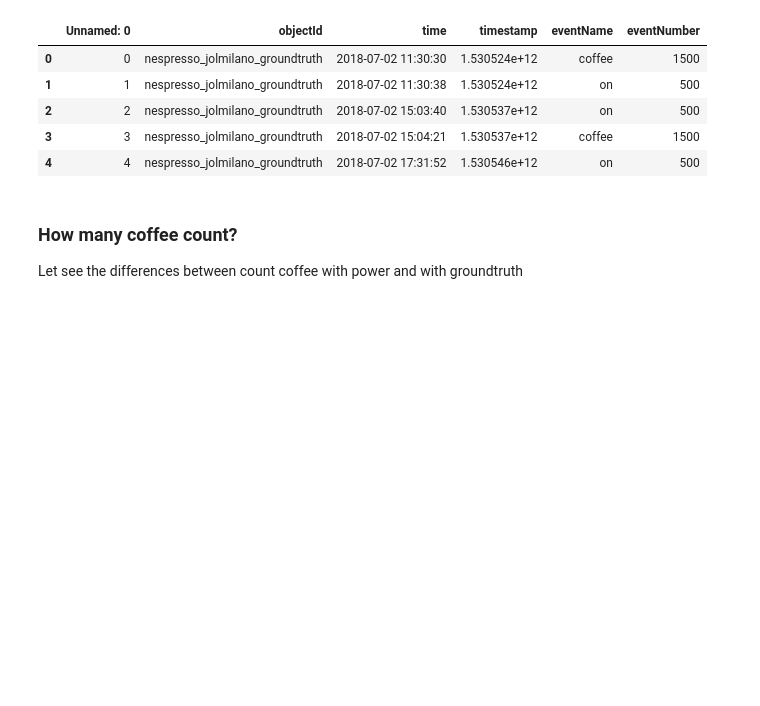
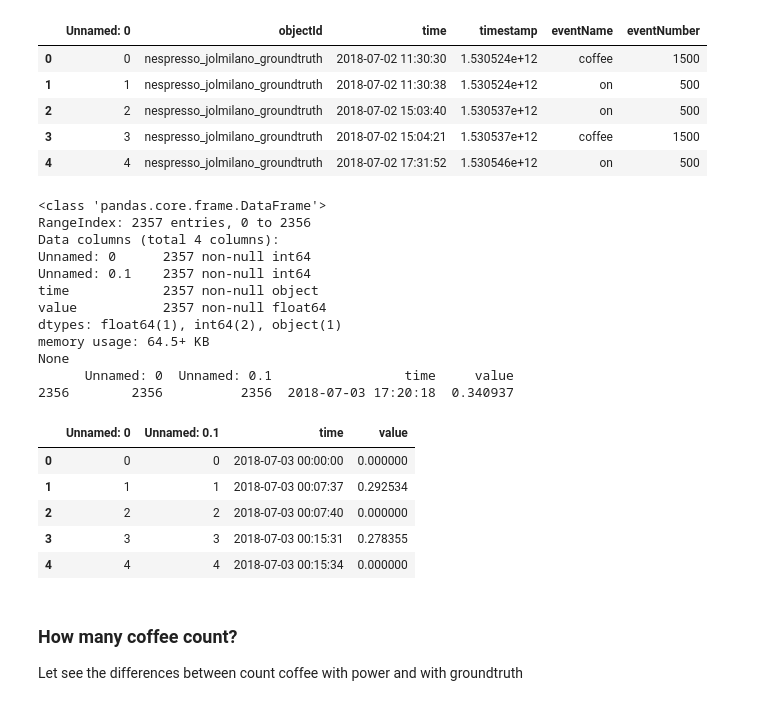
Before and after one commit to FAngelo94/modify-csv-by-pandas, a Jupyter notebook: Analisi dei Dati.ipynb, the cells around one changed output. Cells and saved outputs as stored; diff of their text form; code cells hidden in the pictures; blank space fills up the shorter version.

```diff
--- a/Analisi dei Dati.ipynb
+++ b/Analisi dei Dati.ipynb
@@ -58,6 +61,30 @@ None
 | 2 | 2 | nespresso_jolmilano_groundtruth | 2018-07-02 15:03:40 | 1.530537e+12 | on | 500 |
 | 3 | 3 | nespresso_jolmilano_groundtruth | 2018-07-02 15:04:21 | 1.530537e+12 | coffee | 1500 |
 | 4 | 4 | nespresso_jolmilano_groundtruth | 2018-07-02 17:31:52 | 1.530546e+12 | on | 500 |
+# %%
+power = pd.read_csv("power.csv")
+print(power.info())
+print(power.tail(1))
+power.head()
+# %% [output]
+<class 'pandas.core.frame.DataFrame'>
+RangeIndex: 2357 entries, 0 to 2356
+Data columns (total 4 columns):
+Unnamed: 0      2357 non-null int64
+Unnamed: 0.1    2357 non-null int64
+time            2357 non-null object
+value           2357 non-null float64
+dtypes: float64(1), int64(2), object(1)
+memory usage: 64.5+ KB
+None
+      Unnamed: 0  Unnamed: 0.1                 time     value
+2356        2356          2356  2018-07-03 17:20:18  0.340937
+|  | Unnamed: 0 | Unnamed: 0.1 | time | value |
+| 0 | 0 | 0 | 2018-07-03 00:00:00 | 0.000000 |
+| 1 | 1 | 1 | 2018-07-03 00:07:37 | 0.292534 |
+| 2 | 2 | 2 | 2018-07-03 00:07:40 | 0.000000 |
+| 3 | 3 | 3 | 2018-07-03 00:15:31 | 0.278355 |
+| 4 | 4 | 4 | 2018-07-03 00:15:34 | 0.000000 |
 # %% [markdown]
 ### How many coffee count?
 Let see the differences between count coffee with power and with groundtruth
```
Also changed, not shown: parts of 15 cells of this notebook, 3 other files.
